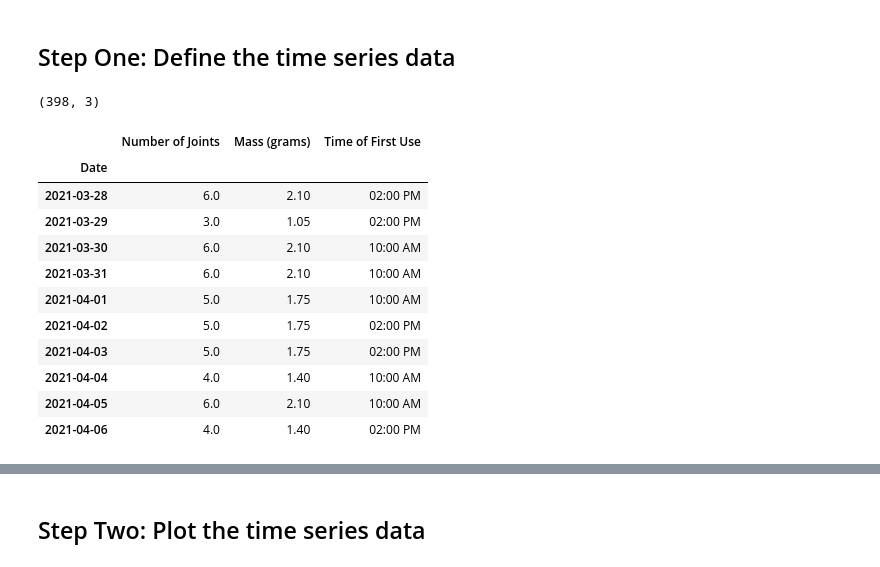
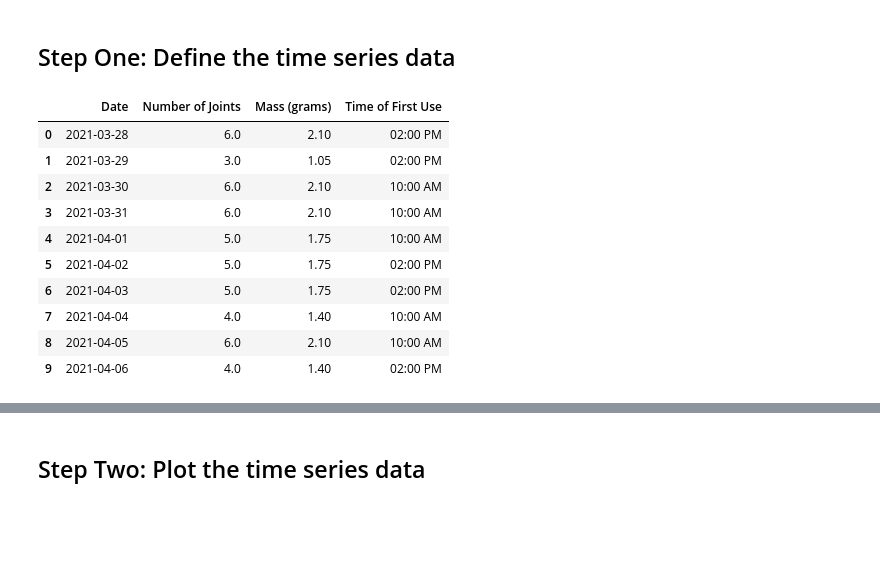
Before and after one commit to aidfredd11/forecast, a Jupyter notebook: forecast.ipynb, the cells around one changed output, grey strips where cells are left out. Cells and saved outputs as stored; diff of their text form; code cells hidden in the pictures; blank space fills up the shorter version.

Commit message:
Data preprocessing

```diff
--- a/forecast.ipynb
+++ b/forecast.ipynb
@@ -9,20 +9,21 @@ import datetime
 # %% [markdown]
 ## Step One: Define the time series data
 # %%
-df = pd.read_csv('./data/data.csv', parse_dates=['Date'], index_col='Date')
-print(df.shape)
-df.head(10)
+df = pd.read_csv('./data/data.csv',)
+
+# Make sure all the dates are in order
+df['Date'] = pd.to_datetime(df['Date'])
+df.sort_values(by=['Date'], inplace=True, ascending=True)
+df.head(10) # Print it out
 # %% [output]
-(398, 3)
-|  | Number of Joints | Mass (grams) | Time of First Use |
-| Date |  |  |  |
-| 2021-03-28 | 6.0 | 2.10 | 02:00 PM |
-| 2021-03-29 | 3.0 | 1.05 | 02:00 PM |
-| 2021-03-30 | 6.0 | 2.10 | 10:00 AM |
-| 2021-03-31 | 6.0 | 2.10 | 10:00 AM |
-| 2021-04-01 | 5.0 | 1.75 | 10:00 AM |
-| 2021-04-02 | 5.0 | 1.75 | 02:00 PM |
-| 2021-04-03 | 5.0 | 1.75 | 02:00 PM |
-| 2021-04-04 | 4.0 | 1.40 | 10:00 AM |
-| 2021-04-05 | 6.0 | 2.10 | 10:00 AM |
-| 2021-04-06 | 4.0 | 1.40 | 02:00 PM |
+|  | Date | Number of Joints | Mass (grams) | Time of First Use |
+| 0 | 2021-03-28 | 6.0 | 2.10 | 02:00 PM |
+| 1 | 2021-03-29 | 3.0 | 1.05 | 02:00 PM |
+| 2 | 2021-03-30 | 6.0 | 2.10 | 10:00 AM |
+| 3 | 2021-03-31 | 6.0 | 2.10 | 10:00 AM |
+| 4 | 2021-04-01 | 5.0 | 1.75 | 10:00 AM |
+| 5 | 2021-04-02 | 5.0 | 1.75 | 02:00 PM |
+| 6 | 2021-04-03 | 5.0 | 1.75 | 02:00 PM |
+| 7 | 2021-04-04 | 4.0 | 1.40 | 10:00 AM |
+| 8 | 2021-04-05 | 6.0 | 2.10 | 10:00 AM |
+| 9 | 2021-04-06 | 4.0 | 1.40 | 02:00 PM |
```
Also changed, not shown: parts of 8 cells of this notebook.
